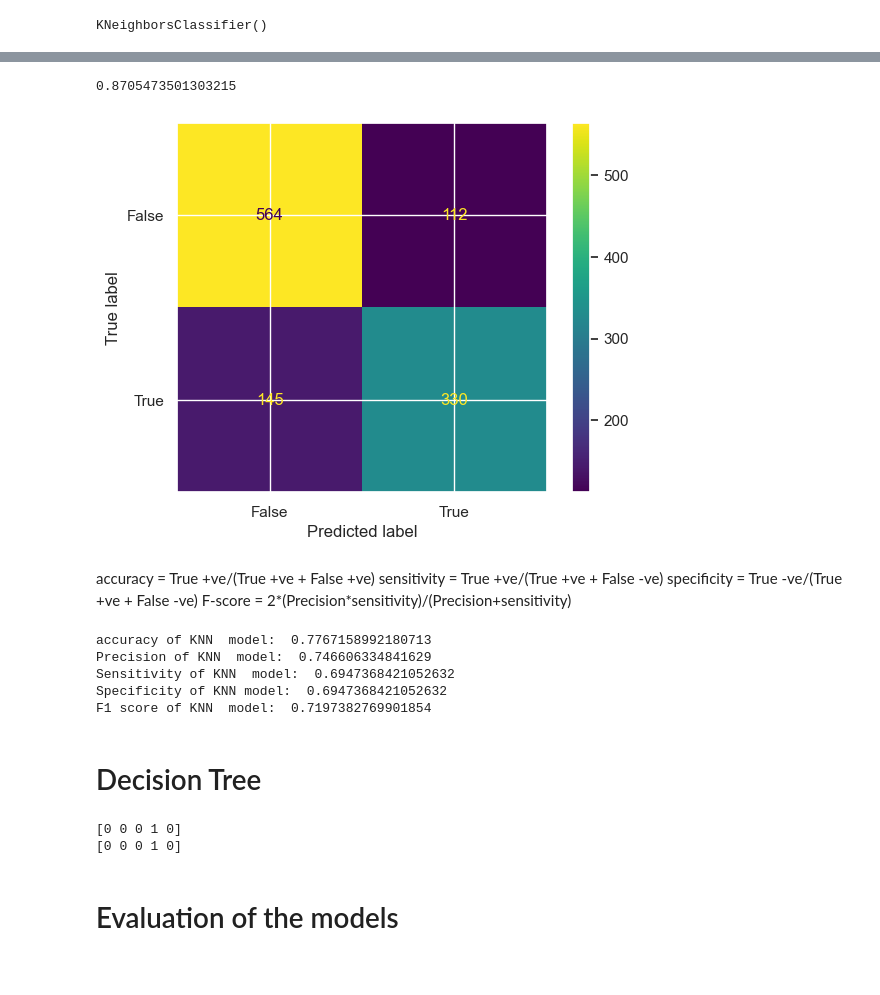
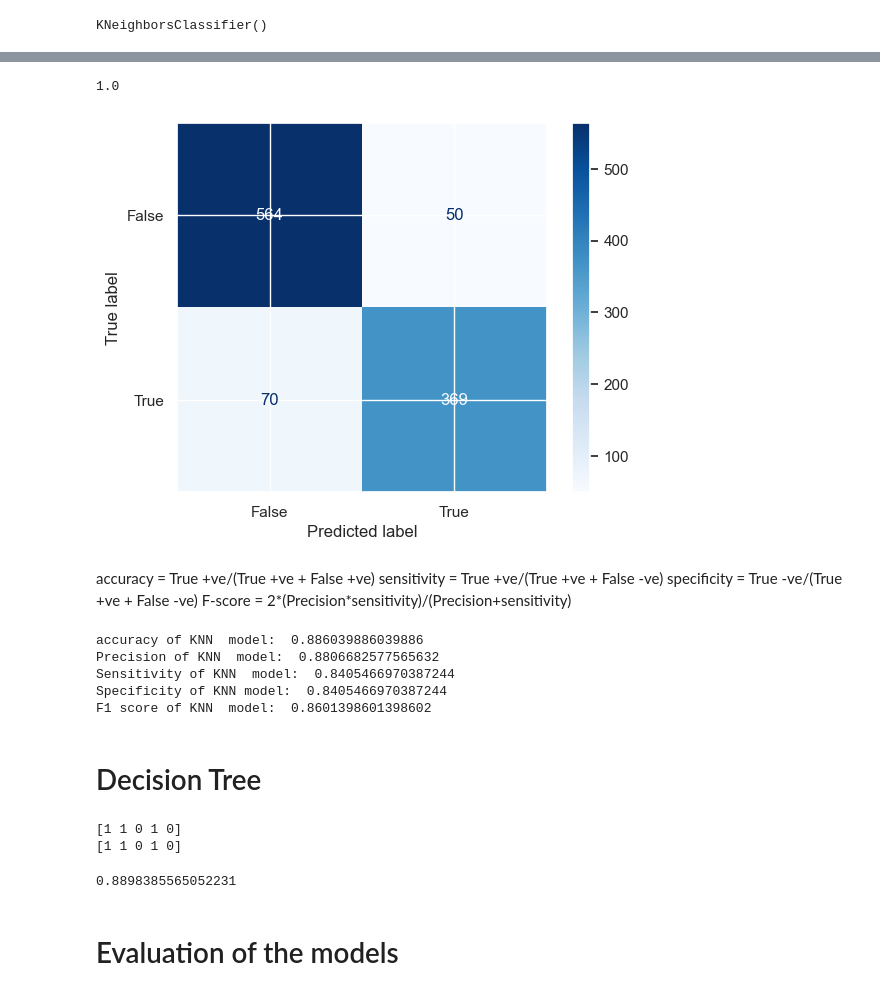
Before and after one commit to LI3ARA/Machine-Learning-CW, a Jupyter notebook: CW notebook.ipynb, the cells around one changed output, grey strips where cells are left out. Saved outputs shown, nothing was run; the diff lists cells and outputs as text; code cells hidden in the pictures.

```diff
--- a/CW notebook.ipynb
+++ b/CW notebook.ipynb
@@ -92,0 +131,6 @@ X_train,X_test,y_train,y_test = train_test_split(X,y,test_size=0.25, random_stat
+# %%
+from sklearn.preprocessing import StandardScaler
+
+ssc = StandardScaler()
+X_train_ssc = ssc.fit_transform(X_train)
+X_test_ssc = ssc.transform(X_test)
@@ -97,7 +210,7 @@ from sklearn.neighbors import KNeighborsClassifier
 
 knn = KNeighborsClassifier(n_neighbors=5,metric="minkowski", p=2)
 # p - power parameter # metric-metrics used for distance computation # minkowski- euclidean distance
-knn.fit(X_train,y_train) #fitting classifier to the training set
+knn.fit(X_train_pca,y_train) #fitting classifier to the training set
 # %% [output]
 KNeighborsClassifier()
 # %%
@@ -113,17 +265,4 @@ knn.score(X_test,y_knn_predic)
 # %%
-from sklearn.model_selection import cross_val_score
-import numpy as np
-
-#create a new KNN model
-knn_cv = KNeighborsClassifier(n_neighbors=3)
-
-#train model with cv of 5
-cv_scores = cross_val_score(knn_cv, X, y, cv=5)
-
-#print each cv score (accuracy) and average them
-print(cv_scores)
-print('cv_scores mean:{}'.format(np.mean(cv_scores)))
-
 from sklearn.model_selection import GridSearchCV
 
 #create new a knn model
@@ -136,5 +275,8 @@ param_grid = {'n_neighbors': np.arange(1, 25)}
 knn_gscv = GridSearchCV(KNeighborsClassifier(),param_grid)
 
 #fit model to data
-knn_gscv.fit(X, y)
+knn_gscv.fit(X_train_pca,y_train)
+
+#check top performing n_neighbors value
+knn_gscv.best_params_
 # %% [output]
@@ -156,21 +289,21 @@ knn_gscv.best_score_
 # %%
-# get the model for 2 nearest neighbors
-knn_new = KNeighborsClassifier(n_neighbors=14)
-knn_new.fit(X_train,y_train)
-predicted_new = knn_new.predict(X_test)
-knn.score(X_test,predicted_new)
+# get the model for 3 nearest neighbors
+knn_new = KNeighborsClassifier(n_neighbors=3)
+knn_new.fit(X_train_pca,y_train)
+knn_predicted_new = knn_new.predict(X_test_pca)
+knn_new.score(X_test_pca,knn_predicted_new)
 # %% [output]
-0.8705473501303215
+1.0
 # %%
 # Getting the Confusion Matrix
 from sklearn import metrics
 from sklearn.metrics import confusion_matrix
-cm = confusion_matrix(y_test, y_knn_predic)
+cm = confusion_matrix(y_test, knn_predicted_new)
 cm_display = metrics.ConfusionMatrixDisplay(confusion_matrix=cm,display_labels = [False,True])
-cm_display.plot()
+cm_display.plot(cmap=plt.cm.Blues)
 plt.show()
 # %% [output]
-[figure, old version]
+[figure, new version]
 # %% [markdown]
 accuracy = True +ve/(True +ve + False +ve)
 sensitivity = True +ve/(True +ve + False -ve)
@@ -180,11 +313,11 @@ F-score = 2*(Precision*sensitivity)/(Precision+sensitivity)
 from sklearn.metrics import precision_score
 from sklearn import metrics
 
-accuracy_knn =metrics.accuracy_score(y_test,y_knn_predic)
-prec_knn = precision_score(y_test, y_knn_predic)
-Sensitivity_recall_knn = metrics.recall_score(y_test, y_knn_predic) # Sensitivity- how well the model predicts something is positive
-Specificity_knn = metrics.recall_score(y_test, y_knn_predic) # Specificity- how well the model predicts something is negative
-F_score_knn = metrics.f1_score(y_test,y_knn_predic)
+accuracy_knn =metrics.accuracy_score(y_test,knn_predicted_new)
+prec_knn = precision_score(y_test, knn_predicted_new)
+Sensitivity_recall_knn = metrics.recall_score(y_test, knn_predicted_new) # Sensitivity- how well the model predicts something is positive
+Specificity_knn = metrics.recall_score(y_test, knn_predicted_new) # Specificity- how well the model predicts something is negative
+F_score_knn = metrics.f1_score(y_test,knn_predicted_new)
 
 print("accuracy of KNN  model: ",accuracy_knn)
 print("Precision of KNN  model: ",prec_knn)
@@ -192,25 +325,31 @@ print("Sensitivity of KNN  model: ",Sensitivity_recall_knn)
 print("Specificity of KNN model: ",Specificity_knn)
 print("F1 score of KNN  model: ",F_score_knn)
 # %% [output]
-accuracy of KNN  model:  0.7767158992180713
-Precision of KNN  model:  0.746606334841629
-Sensitivity of KNN  model:  0.6947368421052632
-Specificity of KNN model:  0.6947368421052632
-F1 score of KNN  model:  0.7197382769901854
+accuracy of KNN  model:  0.886039886039886
+Precision of KNN  model:  0.8806682577565632
+Sensitivity of KNN  model:  0.8405466970387244
+Specificity of KNN model:  0.8405466970387244
+F1 score of KNN  model:  0.8601398601398602
 # %% [markdown]
 # Decision Tree
 # %%
 from sklearn.tree import DecisionTreeClassifier
 
 dtclassifier = DecisionTreeClassifier(random_state=42) #create a decision tree classifier instance
-dtclassifier.fit(X_train,y_train) #fitting the classifier to the training data set
-y_dtc_predic = dtclassifier.predict(X_test)
+dtclassifier.fit(X_train_ssc,y_train) #fitting the classifier to the training data set
+y_dtc_predic = dtclassifier.predict(X_test_ssc)
 
 print (y_dtc_predic[0:5])
 print (y_test[0:5])
 # %% [output]
-[0 0 0 1 0]
-[0 0 0 1 0]
+[1 1 0 1 0]
+[1 1 0 1 0]
+# %%
+from sklearn.metrics import accuracy_score
+accuracy_dt = accuracy_score(y_test,y_dtc_predic)
+accuracy_dt
+# %% [output]
+0.8898385565052231
 # %% [markdown]
 # Evaluation of the models
 # %% [markdown]
```
Also changed, not shown: parts of 48 cells of this notebook, 5 other files.
